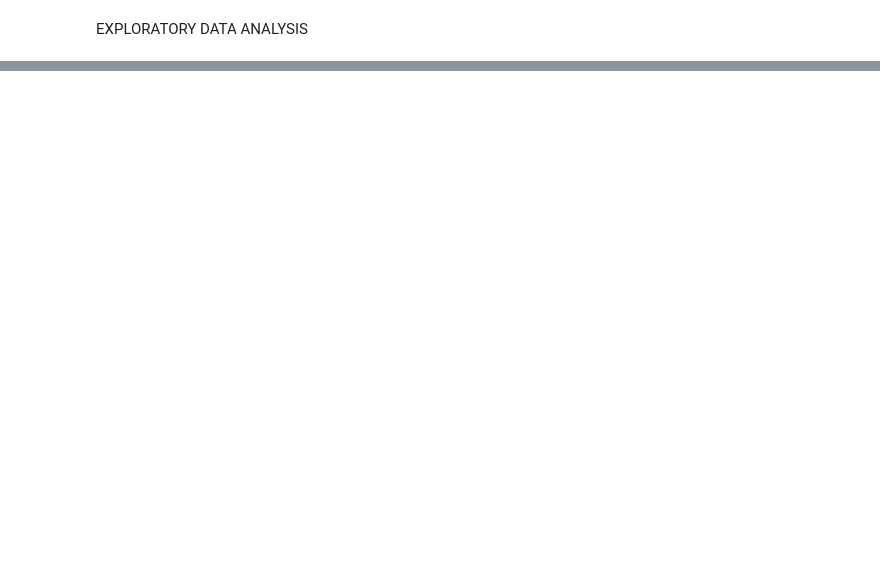
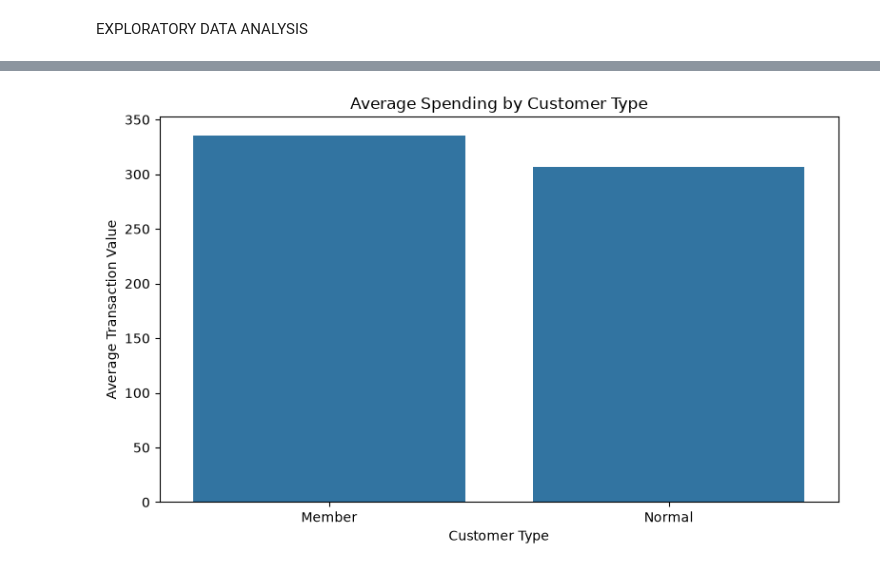
Before and after one commit to Henry-Aku/DTS_201_Group1, a Jupyter notebook: supermarket_sales_analysis.ipynb, the cells around one changed output, grey strips where cells are left out. Cells and saved outputs as stored; diff of their text form; code cells hidden in the pictures; blank space fills up the shorter version.

```diff
--- a/supermarket_sales_analysis.ipynb
+++ b/supermarket_sales_analysis.ipynb
@@ -60,0 +233,14 @@ print(monthly_sales)
+# %%
+customer_sales = df.groupby("Customer type")["Sales"].mean()
+
+plt.figure(figsize=(8, 5))
+sns.barplot(x=customer_sales.index, y=customer_sales.values)
+
+plt.title("Average Spending by Customer Type")
+plt.xlabel("Customer Type")
+plt.ylabel("Average Transaction Value")
+
+plt.tight_layout()
+plt.show()
+# %% [output]
+[figure, added]
```
Also changed, not shown: parts of 99 cells of this notebook, 1 other file.
